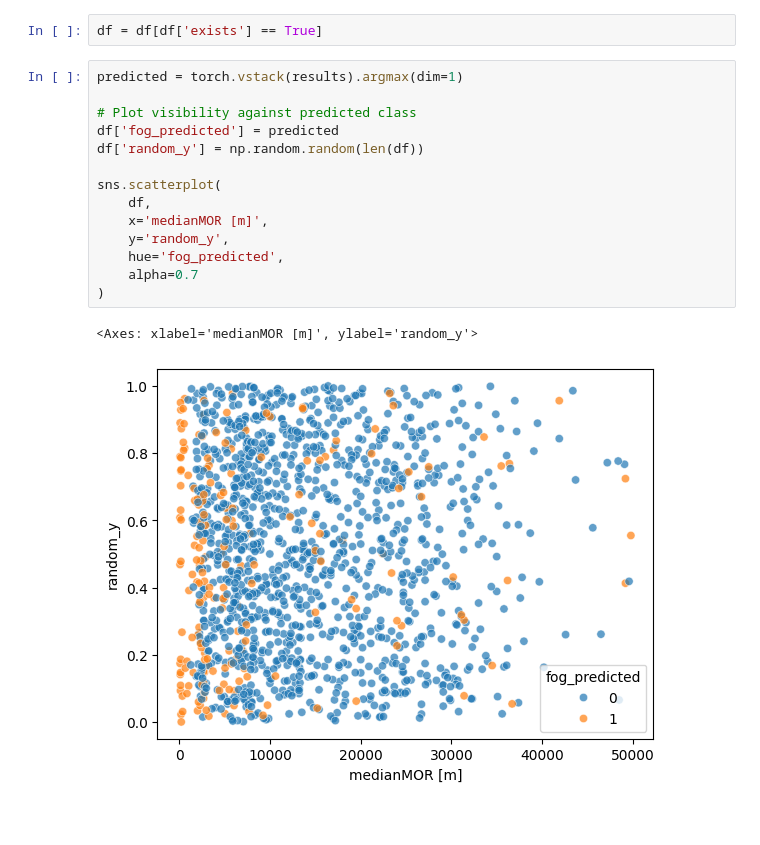
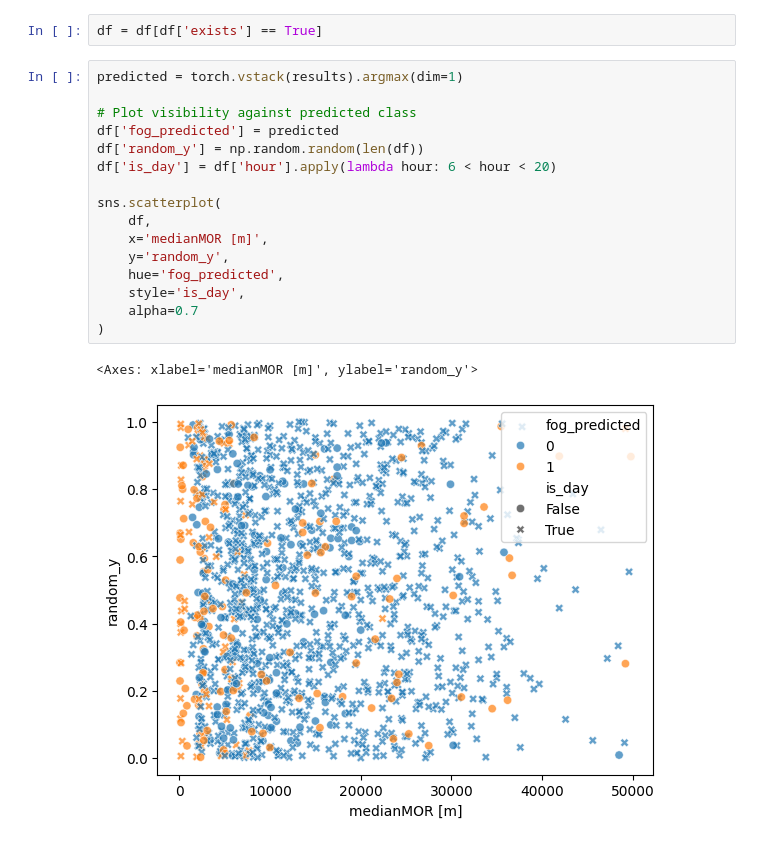
Before and after one commit to marzena1478520/Fog-Detection-Using-Machine-Learning-Methods, a Jupyter notebook: cnn_model_eval.ipynb, the cells around one changed output. Saved outputs shown, nothing was run; the diff lists cells and outputs as text.

```diff
--- a/cnn_model_eval.ipynb
+++ b/cnn_model_eval.ipynb
@@ -132,17 +132,19 @@ df = df[df['exists'] == True]
 # %%
 predicted = torch.vstack(results).argmax(dim=1)
 
 # Plot visibility against predicted class
 df['fog_predicted'] = predicted
 df['random_y'] = np.random.random(len(df))
+df['is_day'] = df['hour'].apply(lambda hour: 6 < hour < 20)
 
 sns.scatterplot(
     df,
     x='medianMOR [m]',
     y='random_y',
     hue='fog_predicted',
+    style='is_day',
     alpha=0.7
 )
 # %% [output]
 <Axes: xlabel='medianMOR [m]', ylabel='random_y'>
-[figure, old version]
+[figure, new version]
```
